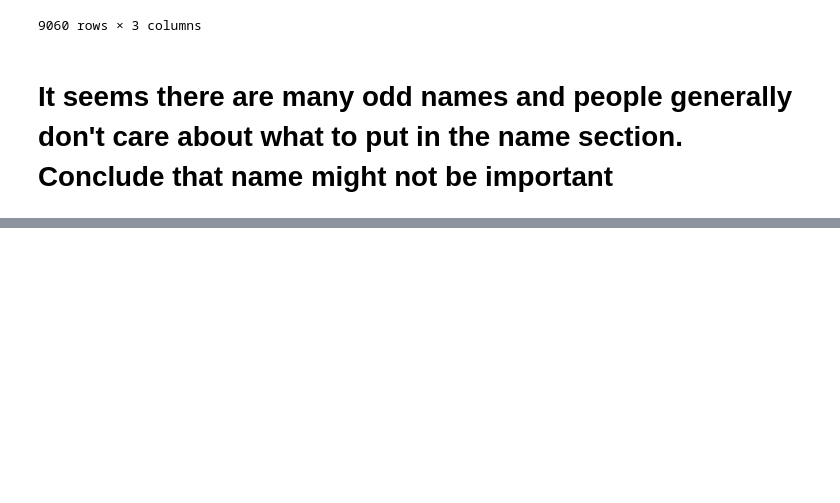
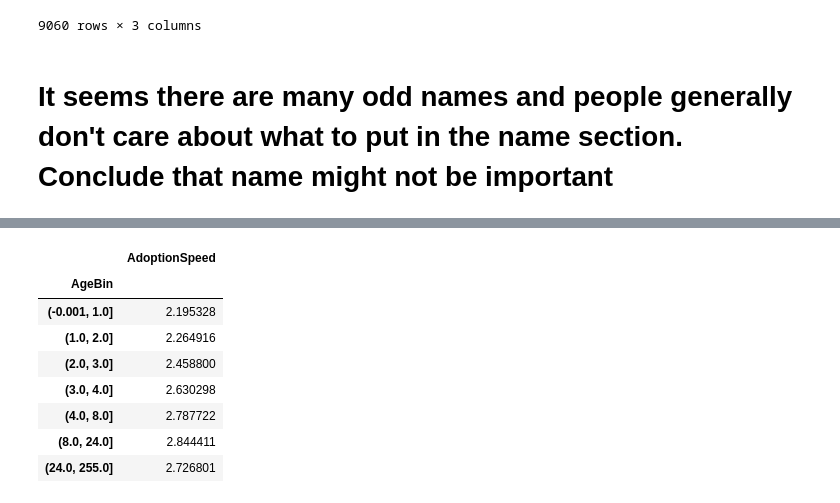
Before and after one commit to jasonnguyen3697/Adoption_prediction, a Jupyter notebook: Kernel.ipynb, the cells around one changed output, grey strips where cells are left out. Saved outputs shown, nothing was run; the diff lists cells and outputs as text; code cells hidden in the pictures; blank space fills up the shorter version.

```diff
--- a/Kernel.ipynb
+++ b/Kernel.ipynb
@@ -154,0 +177,13 @@ Names.sort_values(by=['Count'], ascending=False)
+# %%
+train['AgeBin'] = pd.qcut(train['Age'], 7, duplicates='drop')
+train[['AgeBin', 'AdoptionSpeed']].groupby('AgeBin').mean()
+# %% [output]
+|  | AdoptionSpeed |
+| AgeBin |  |
+| (-0.001, 1.0] | 2.195328 |
+| (1.0, 2.0] | 2.264916 |
+| (2.0, 3.0] | 2.458800 |
+| (3.0, 4.0] | 2.630298 |
+| (4.0, 8.0] | 2.787722 |
+| (8.0, 24.0] | 2.844411 |
+| (24.0, 255.0] | 2.726801 |
```
Also changed, not shown: parts of 17 cells of this notebook.
